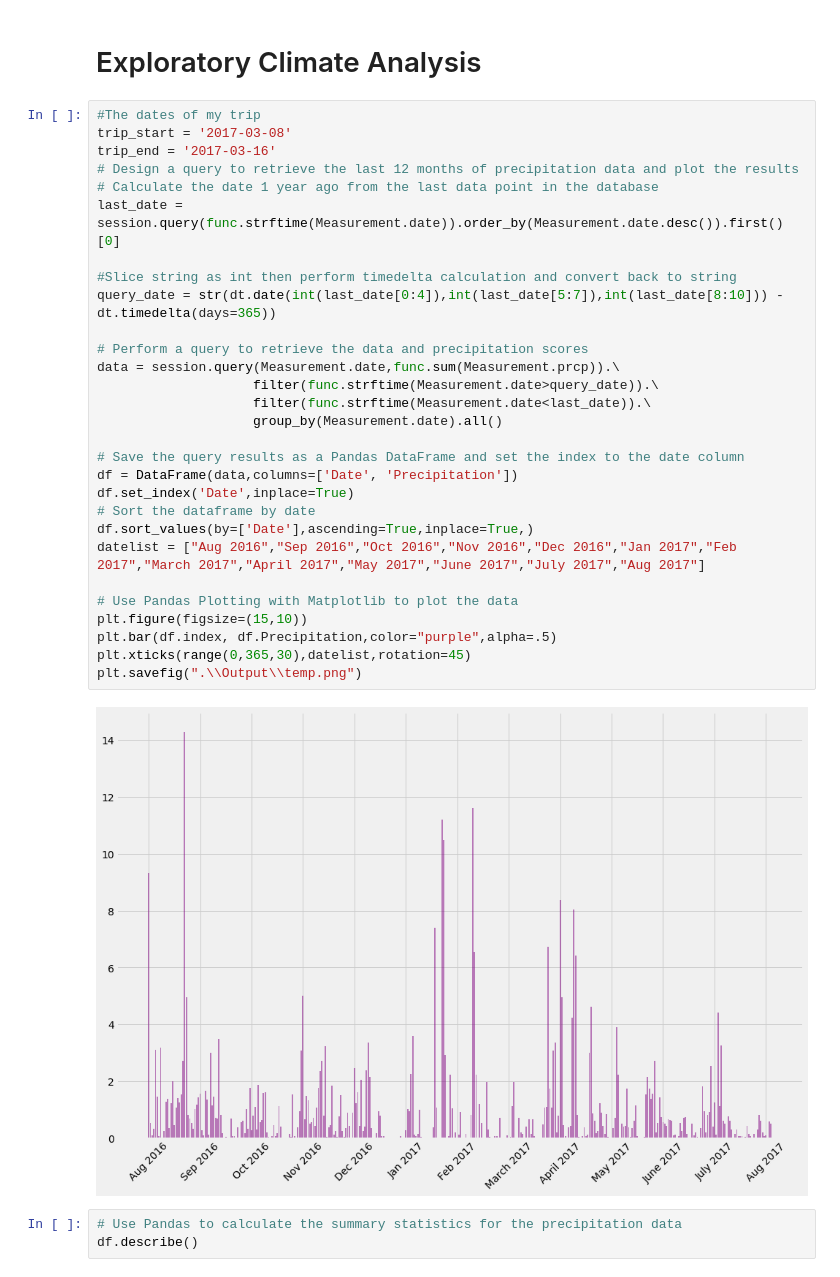
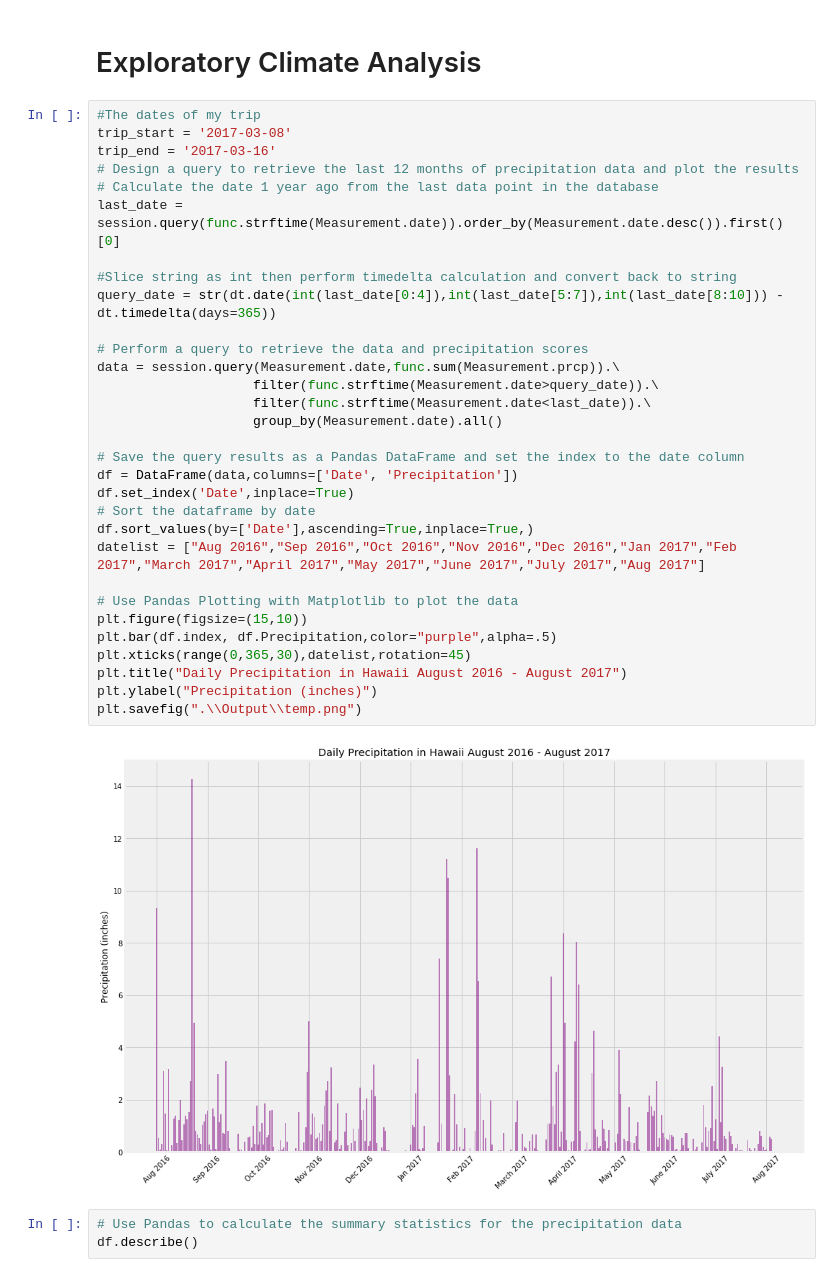
Before and after one commit to bethanylindberg/SMU_Data_Science, a Jupyter notebook: Week 10/climate_starter.ipynb, the cells around one changed output. Cells and saved outputs as stored; diff of their text form.

```diff
--- a/Week 10/climate_starter.ipynb
+++ b/Week 10/climate_starter.ipynb
@@ -39,34 +39,36 @@ session = Session(engine)
 # %%
 #The dates of my trip
 trip_start = '2017-03-08'
 trip_end = '2017-03-16'
 # Design a query to retrieve the last 12 months of precipitation data and plot the results
 # Calculate the date 1 year ago from the last data point in the database
 last_date = session.query(func.strftime(Measurement.date)).order_by(Measurement.date.desc()).first()[0]
 
 #Slice string as int then perform timedelta calculation and convert back to string
 query_date = str(dt.date(int(last_date[0:4]),int(last_date[5:7]),int(last_date[8:10])) - dt.timedelta(days=365))
 
 # Perform a query to retrieve the data and precipitation scores
 data = session.query(Measurement.date,func.sum(Measurement.prcp)).\
                     filter(func.strftime(Measurement.date>query_date)).\
                     filter(func.strftime(Measurement.date<last_date)).\
                     group_by(Measurement.date).all()
 
 # Save the query results as a Pandas DataFrame and set the index to the date column
 df = DataFrame(data,columns=['Date', 'Precipitation'])
 df.set_index('Date',inplace=True)
 # Sort the dataframe by date
 df.sort_values(by=['Date'],ascending=True,inplace=True,)
 datelist = ["Aug 2016","Sep 2016","Oct 2016","Nov 2016","Dec 2016","Jan 2017","Feb 2017","March 2017","April 2017","May 2017","June 2017","July 2017","Aug 2017"]
 
 # Use Pandas Plotting with Matplotlib to plot the data
 plt.figure(figsize=(15,10))
 plt.bar(df.index, df.Precipitation,color="purple",alpha=.5)
 plt.xticks(range(0,365,30),datelist,rotation=45)
+plt.title("Daily Precipitation in Hawaii August 2016 - August 2017")
+plt.ylabel("Precipitation (inches)")
 plt.savefig(".\\Output\\temp.png")
 # %% [output]
-[figure, old version]
+[figure, new version]
 # %%
 # Use Pandas to calculate the summary statistics for the precipitation data
 df.describe()
```
Also changed, not shown: parts of 3 cells of this notebook, 9 other files.
